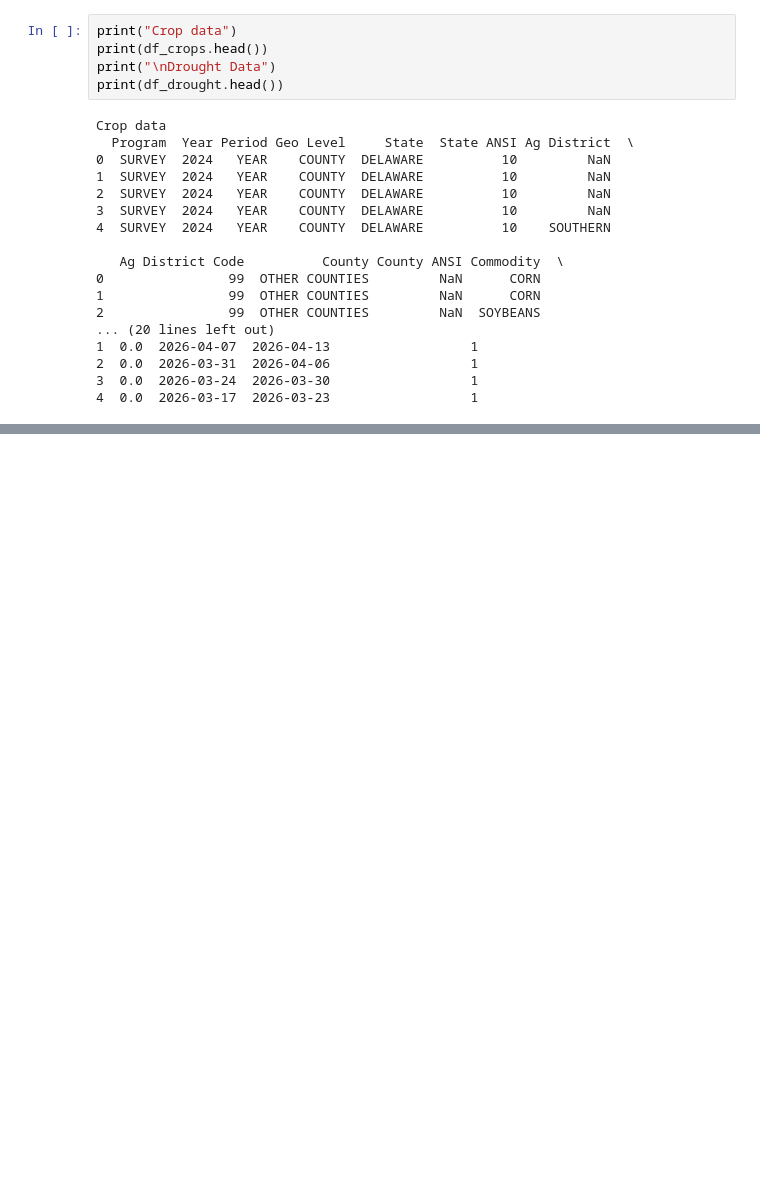
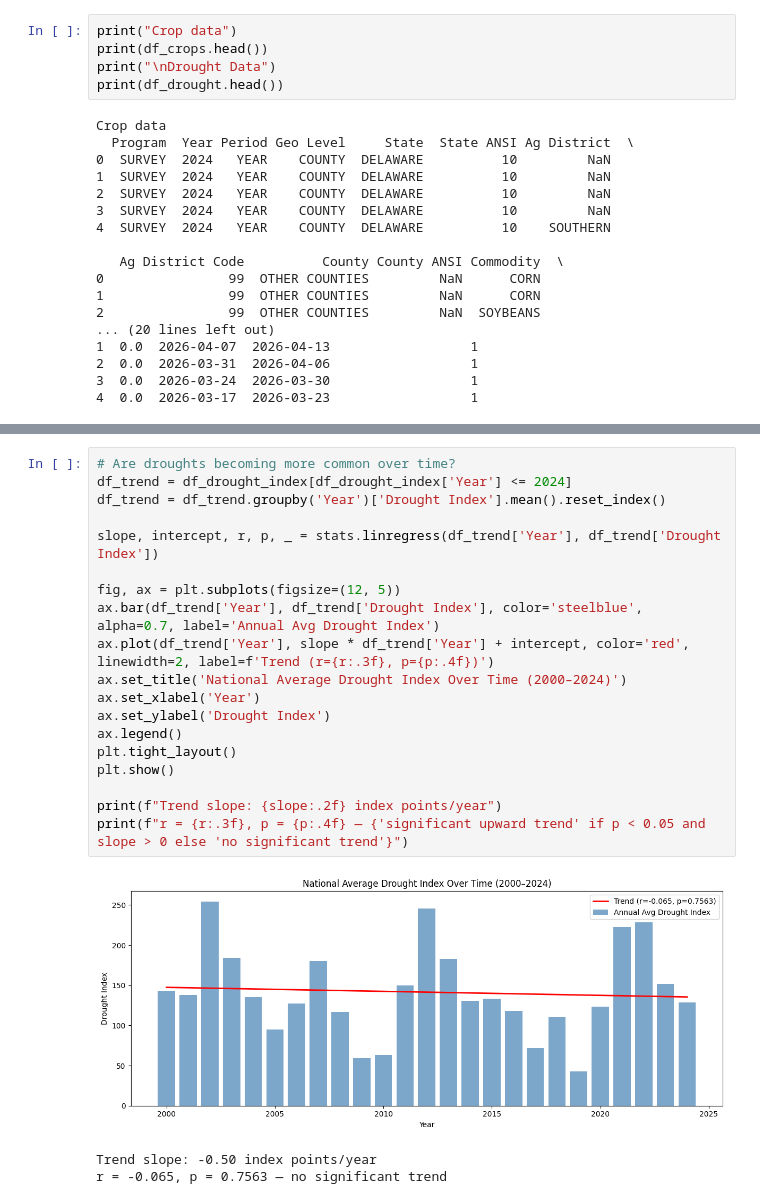
Before and after one commit to edb1014/CPSC-485-Final-Project, a Jupyter notebook: edb1014_Final Project.ipynb, the cells around one changed output, grey strips where cells are left out. Saved outputs shown, nothing was run; the diff lists cells and outputs as text; blank space fills up the shorter version.

```diff
--- a/edb1014_Final Project.ipynb
+++ b/edb1014_Final Project.ipynb
@@ -185,0 +234,23 @@ Year
+# %%
+# Are droughts becoming more common over time?
+df_trend = df_drought_index[df_drought_index['Year'] <= 2024]
+df_trend = df_trend.groupby('Year')['Drought Index'].mean().reset_index()
+
+slope, intercept, r, p, _ = stats.linregress(df_trend['Year'], df_trend['Drought Index'])
+
+fig, ax = plt.subplots(figsize=(12, 5))
+ax.bar(df_trend['Year'], df_trend['Drought Index'], color='steelblue', alpha=0.7, label='Annual Avg Drought Index')
+ax.plot(df_trend['Year'], slope * df_trend['Year'] + intercept, color='red', linewidth=2, label=f'Trend (r={r:.3f}, p={p:.4f})')
+ax.set_title('National Average Drought Index Over Time (2000–2024)')
+ax.set_xlabel('Year')
+ax.set_ylabel('Drought Index')
+ax.legend()
+plt.tight_layout()
+plt.show()
+
+print(f"Trend slope: {slope:.2f} index points/year")
+print(f"r = {r:.3f}, p = {p:.4f} — {'significant upward trend' if p < 0.05 and slope > 0 else 'no significant trend'}")
+# %% [output]
+[figure, added]
+Trend slope: -0.50 index points/year
+r = -0.065, p = 0.7563 — no significant trend
```
Also changed, not shown: parts of 11 cells of this notebook.
